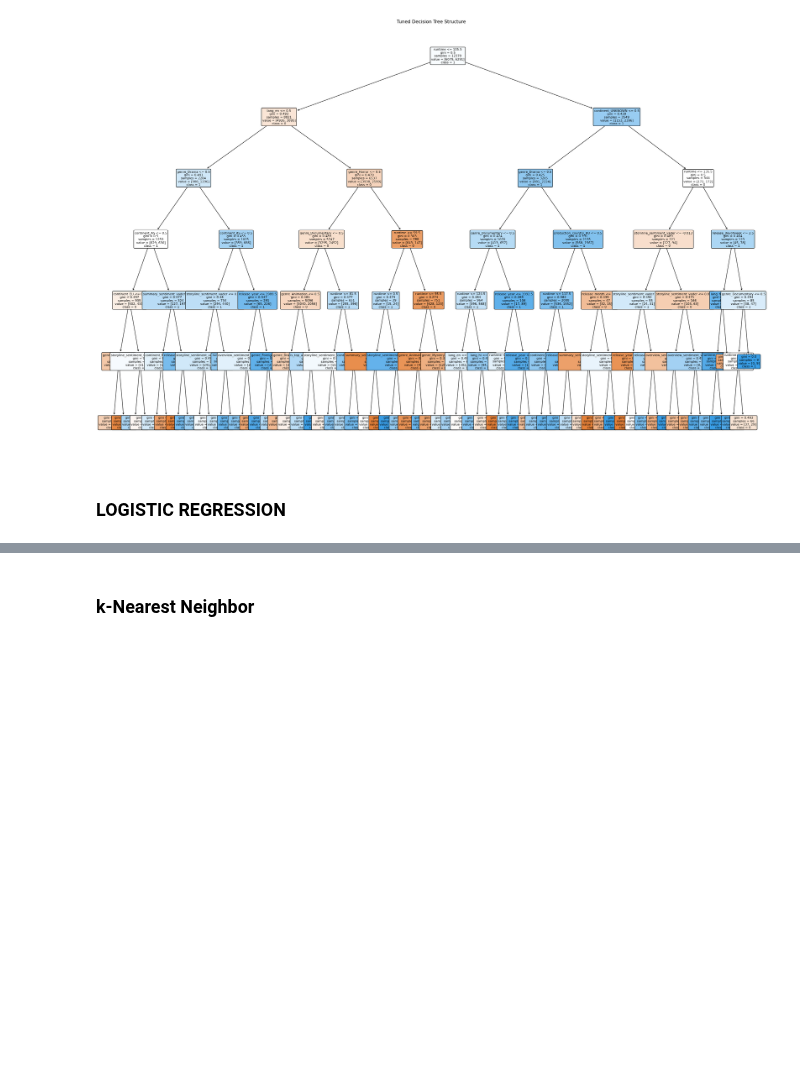
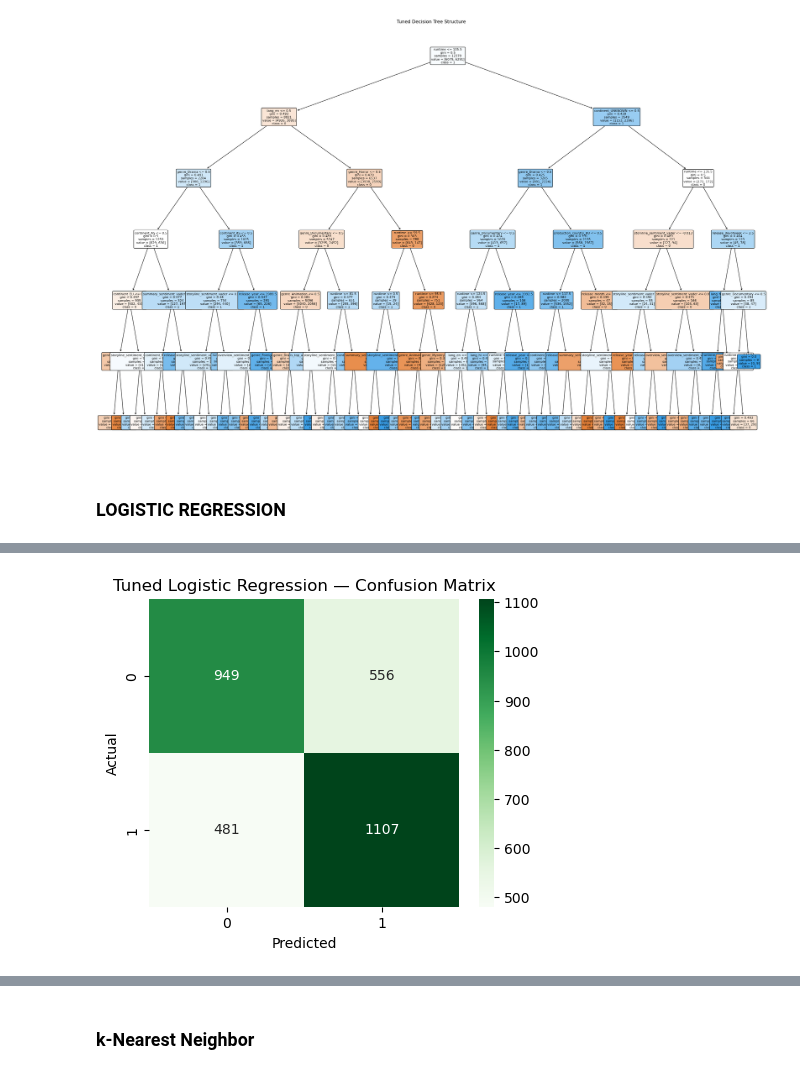
Before and after one commit to EliasMondelaers/datamanagementProject, a Jupyter notebook: Modeling.ipynb, the cells around one changed output, grey strips where cells are left out. Cells and saved outputs as stored; diff of their text form; code cells hidden in the pictures; blank space fills up the shorter version.

```diff
--- a/Modeling.ipynb
+++ b/Modeling.ipynb
@@ -48,3 +57,14 @@ X = df.drop(['recommend'],axis=1)
 X = X.astype('float64')
 y = df['recommend']
 X_train, X_test, y_train, y_test = train_test_split(X, y, test_size=0.2, random_state=42)
+# %%
+scaler = StandardScaler()
+scaler.fit(X_train[cols_to_standardize])
+X_train[cols_to_standardize] = scaler.transform(X_train[cols_to_standardize])
+X_test[cols_to_standardize] = scaler.transform(X_test[cols_to_standardize])
+print("X_train standardized columns head:")
+print(X_train[cols_to_standardize].head())
+
+# The standardized columns should have a mean close to 0 and std close to 1
+print("\nX_train verification (mean/std):")
+print(X_train[cols_to_standardize].agg(['mean', 'std']).round(2))
@@ -211,3 +245,68 @@ plt.show()
 [figure]
 # %% [markdown]
 ### LOGISTIC REGRESSION
+# %%
+from sklearn.linear_model import LogisticRegression
+lr_base = LogisticRegression(random_state=42, max_iter=5000)
+
+# 2. Define the hyperparameter grid to search
+param_grid = [
+    {
+        # L1 Regularization (Lasso)
+        'penalty': ['l1'],
+        'solver': ['liblinear'], # Solvers that support L1 penalty
+        # C is the inverse of regularization strength. Smaller C means stronger regularization.
+        'C': np.logspace(-4, 4, 20) # 20 values between 0.0001 and 10000
+    },
+    {
+        # L2 Regularization (Ridge)
+        'penalty': ['l2'],
+        'solver': ['liblinear'], # Solvers that support L2
+        'C': np.logspace(-4, 4, 20)
+    }
+]
+
+# 3. Initialize GridSearchCV
+# cv=5 means 5-fold cross-validation will be performed on the training data for each combination.
+grid_search = GridSearchCV(
+    estimator=lr_base,
+    param_grid=param_grid,
+    scoring='accuracy', # The metric used to evaluate the models
+    cv=5,
+    n_jobs=-1, # Use all available processors
+    verbose=1 # Display progress
+)
+
+# 4. Fit the Grid Search to the training data
+print("Starting Grid Search for Logistic Regression...")
+grid_search.fit(X_train, y_train)
+
+# 5. Get the best model and its hyperparameters
+best_lr_model = grid_search.best_estimator_
+print("\nBest Parameters found by Grid Search:", grid_search.best_params_)
+print("Best Cross-Validation Score (Accuracy):", grid_search.best_score_)
+
+# 6. Make predictions on the test set using the best model
+y_pred_lr_tuned = best_lr_model.predict(X_test)
+
+# 7. Evaluate the best model
+lr_tuned_accuracy = accuracy_score(y_test, y_pred_lr_tuned)
+print("\nLogistic Regression (Tuned) Test Accuracy:", lr_tuned_accuracy)
+
+# 8. Confusion matrix
+cm_lr_tuned = confusion_matrix(y_test, y_pred_lr_tuned)
+print("\nConfusion Matrix (Tuned):")
+print(cm_lr_tuned)
+
+# 9. Classification report (precision, recall, f1)
+print("\nClassification Report (Tuned):")
+print(classification_report(y_test, y_pred_lr_tuned))
+
+# 10. Plot confusion matrix
+plt.figure(figsize=(5,4))
+sns.heatmap(cm_lr_tuned, annot=True, fmt="d", cmap="Greens")
+plt.title("Tuned Logistic Regression — Confusion Matrix")
+plt.xlabel("Predicted")
+plt.ylabel("Actual")
+plt.show()
+# %% [output]
@@ -213,0 +330 @@ plt.show()
+[figure, added]
```
Also changed, not shown: parts of 9 cells of this notebook, 2 other files.
